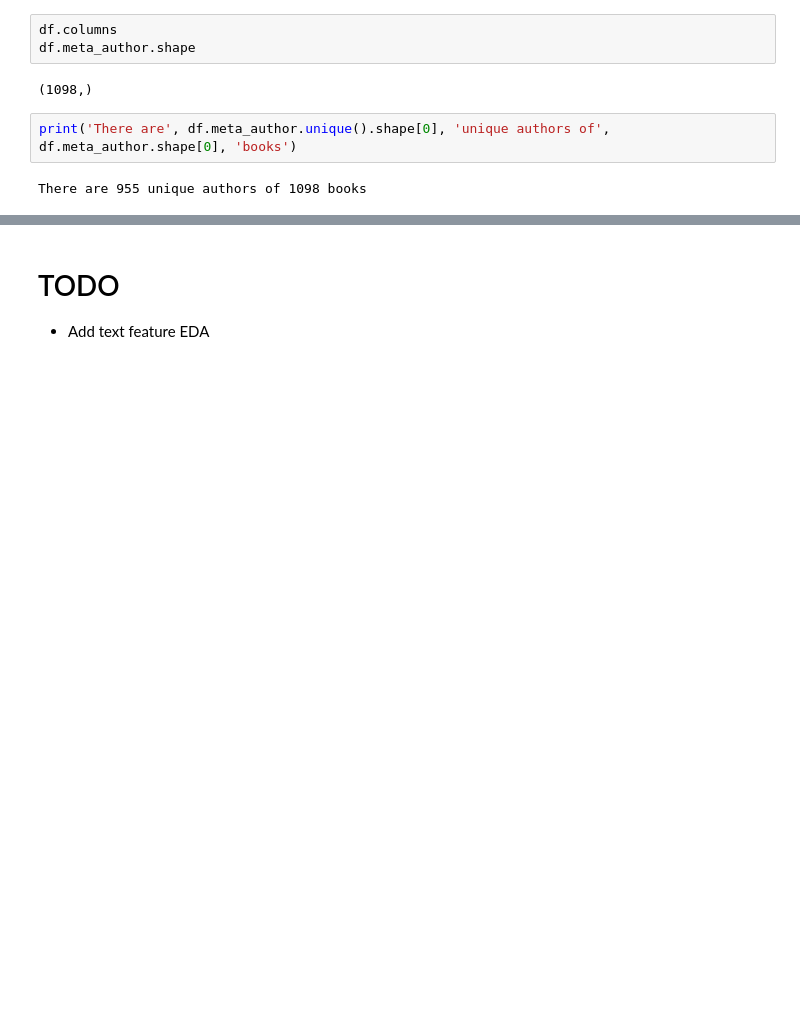
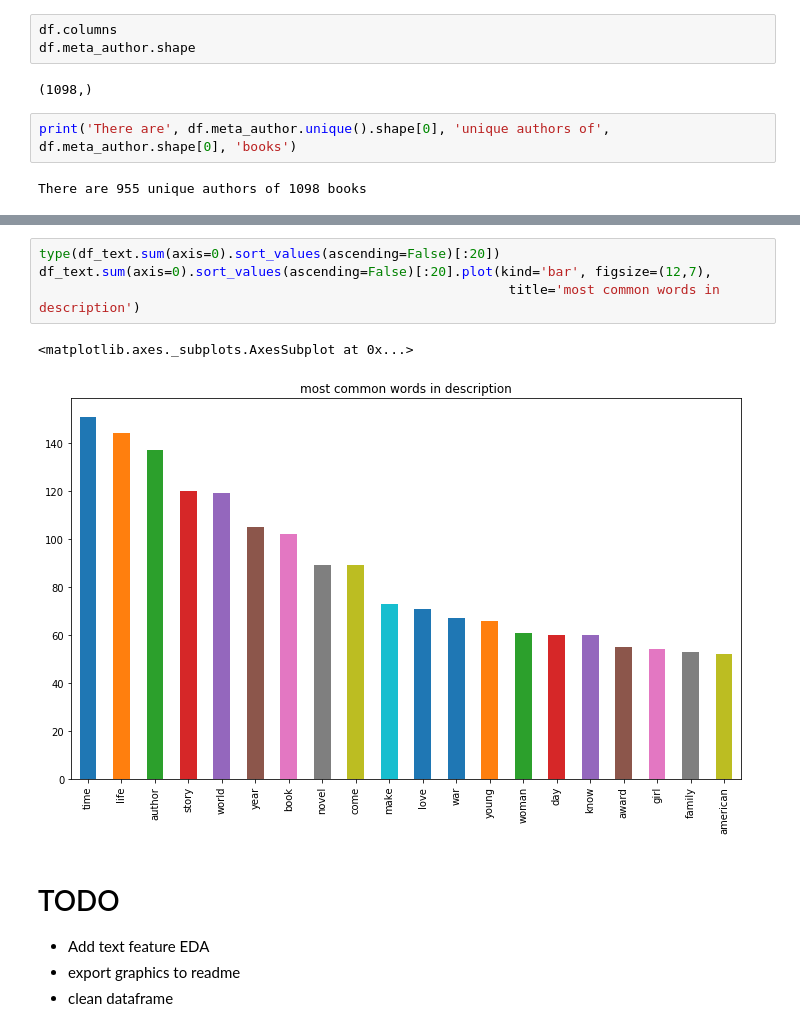
Before and after one commit to robillersomeone/NYT_bestsellers, a Jupyter notebook: train_data_EDA.ipynb, the cells around one changed output, grey strips where cells are left out. Drawn from its saved outputs; the diff is of its cells as text; blank space fills up the shorter version.

Commit message:
modeling and text eda

```diff
--- a/train_data_EDA.ipynb
+++ b/train_data_EDA.ipynb
@@ -208,3 +351,12 @@ No surprise Stephen King is the most prolific author in the dataset
+# %%
+type(df_text.sum(axis=0).sort_values(ascending=False)[:20])
+df_text.sum(axis=0).sort_values(ascending=False)[:20].plot(kind='bar', figsize=(12,7),
+                                                            title='most common words in description')
+# %% [output]
+<matplotlib.axes._subplots.AxesSubplot at 0x...>
+[figure, added]
 # %% [markdown]
 # TODO
 - Add text feature EDA
+- export graphics to readme
+- clean dataframe
```
Also changed, not shown: parts of 28 cells of this notebook, 3 other files.
